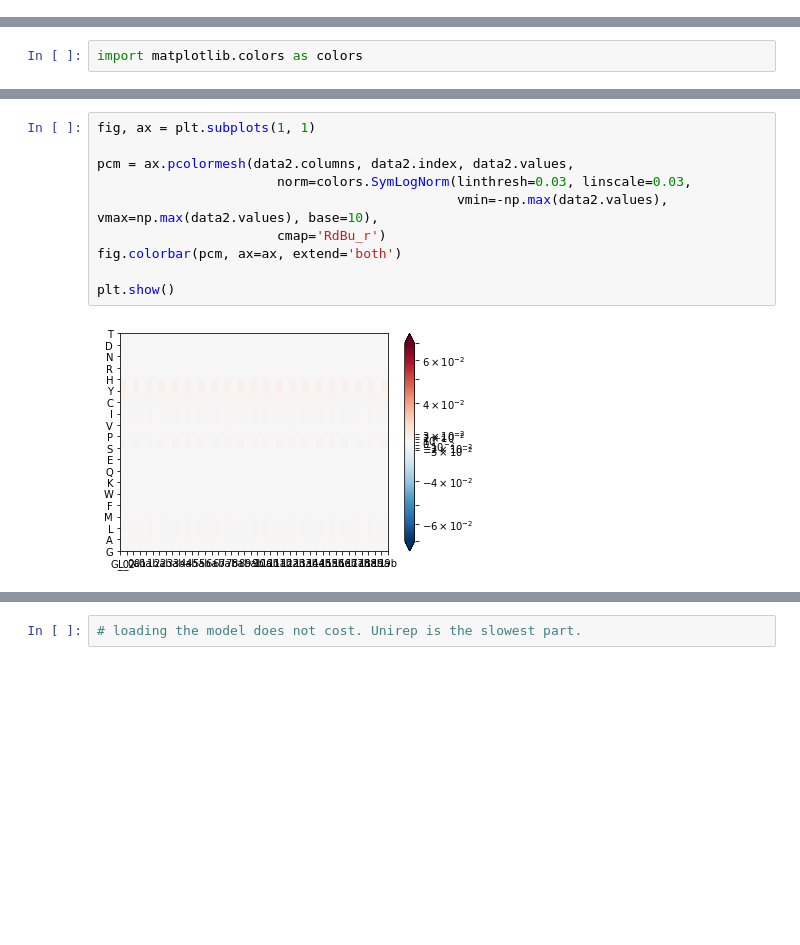
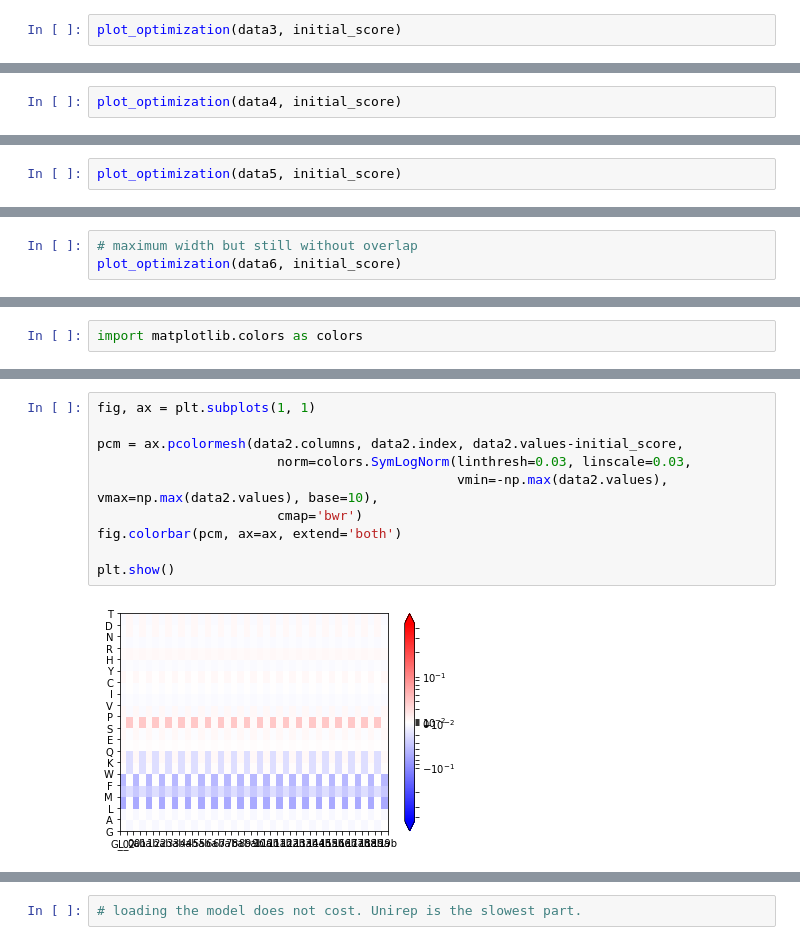
Before and after one commit to Lean-Mean-Protein-Machine-Learning/LMPM, a Jupyter notebook: notebooks/Improving_secretion_score.ipynb, the cells around one changed output, grey strips where cells are left out. Drawn from its saved outputs; the diff is of its cells as text; blank space fills up the shorter version.

```diff
--- a/notebooks/Improving_secretion_score.ipynb
+++ b/notebooks/Improving_secretion_score.ipynb
@@ -158,0 +253,2 @@ dats-initial_score
+# %%
+plot_optimization(data3, initial_score)
@@ -158,0 +257,2 @@ dats-initial_score
+# %%
+plot_optimization(data4, initial_score)
@@ -158,0 +261,2 @@ dats-initial_score
+# %%
+plot_optimization(data5, initial_score)
@@ -158,0 +265,3 @@ dats-initial_score
+# %%
+# maximum width but still without overlap
+plot_optimization(data6, initial_score)
@@ -182,15 +332,15 @@ import matplotlib.colors as colors
 # %%
 fig, ax = plt.subplots(1, 1)
 
-pcm = ax.pcolormesh(data2.columns, data2.index, data2.values,
+pcm = ax.pcolormesh(data2.columns, data2.index, data2.values-initial_score,
                        norm=colors.SymLogNorm(linthresh=0.03, linscale=0.03,
                                               vmin=-np.max(data2.values), vmax=np.max(data2.values), base=10),
-                       cmap='RdBu_r')
+                       cmap='bwr')
 fig.colorbar(pcm, ax=ax, extend='both')
 
 plt.show()
 # %% [output]
-[figure, old version]
+[figure, new version]
 # %%
 fig, ax = plt.subplots(2, 1)
 
```
Also changed, not shown: parts of 31 cells of this notebook, 5 other files.
